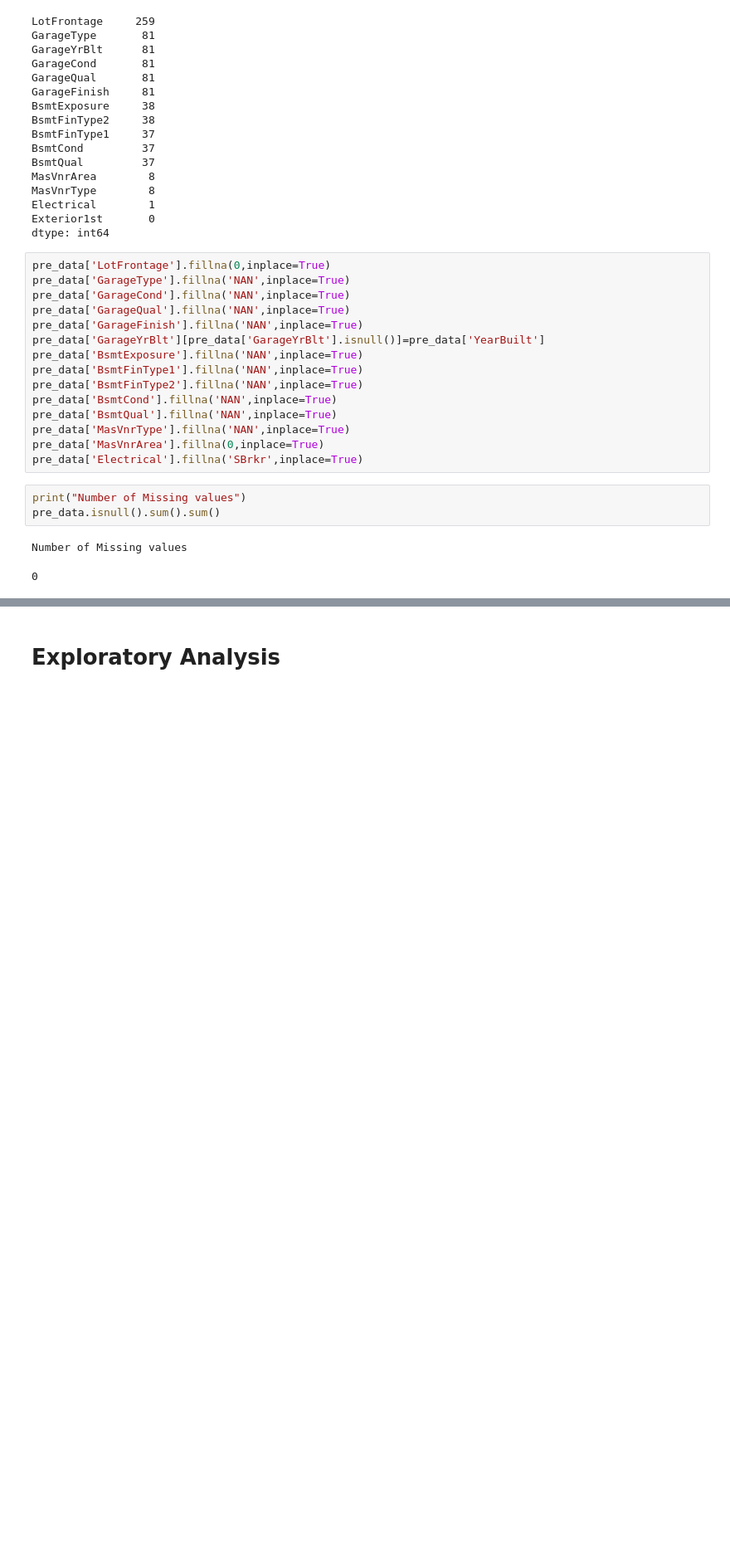
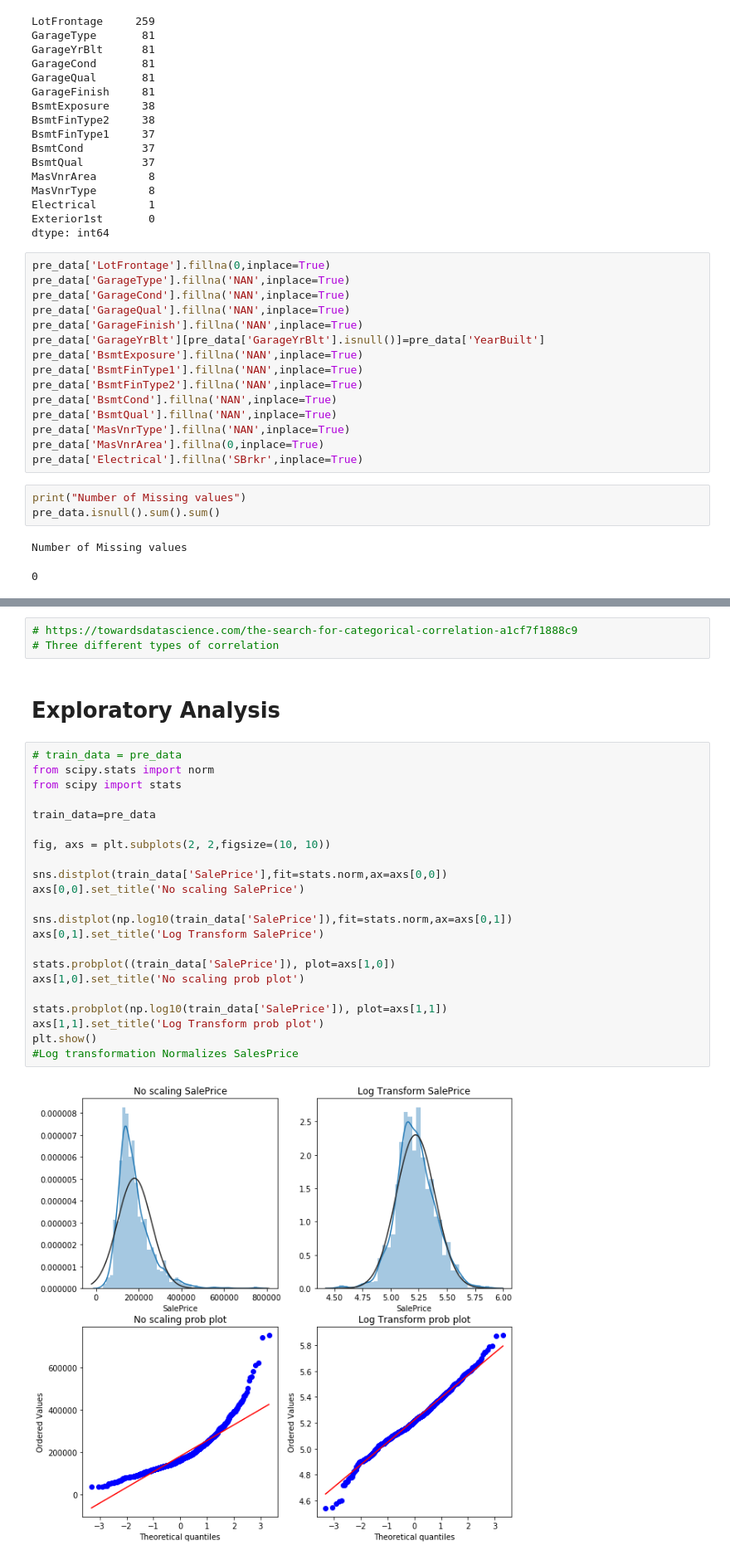
Before and after one commit to MarcoAntonioMontez/HousePrices, a Jupyter notebook: Pre-Processing2.ipynb, the cells around one changed output, grey strips where cells are left out. Shown: that part at 83% size. Cells and saved outputs as stored; diff of their text form; blank space fills up the shorter version.

```diff
--- a/Pre-Processing2.ipynb
+++ b/Pre-Processing2.ipynb
@@ -105,3 +130,30 @@ Number of Missing values
+# %%
+# https://towardsdatascience.com/the-search-for-categorical-correlation-a1cf7f1888c9
+# Three different types of correlation
 # %% [markdown]
 # Exploratory Analysis
+# %%
+# train_data = pre_data
+from scipy.stats import norm
+from scipy import stats
+
+train_data=pre_data
+
+fig, axs = plt.subplots(2, 2,figsize=(10, 10))
+
+sns.distplot(train_data['SalePrice'],fit=stats.norm,ax=axs[0,0])
+axs[0,0].set_title('No scaling SalePrice')
+
+sns.distplot(np.log10(train_data['SalePrice']),fit=stats.norm,ax=axs[0,1])
+axs[0,1].set_title('Log Transform SalePrice')
+
+stats.probplot((train_data['SalePrice']), plot=axs[1,0])
+axs[1,0].set_title('No scaling prob plot')
+
+stats.probplot(np.log10(train_data['SalePrice']), plot=axs[1,1])
+axs[1,1].set_title('Log Transform prob plot')
+plt.show()
+#Log transformation Normalizes SalesPrice
+# %% [output]
+[figure, added]
 # %%
```
Also changed, not shown: parts of 11 cells of this notebook, 2 other files.
